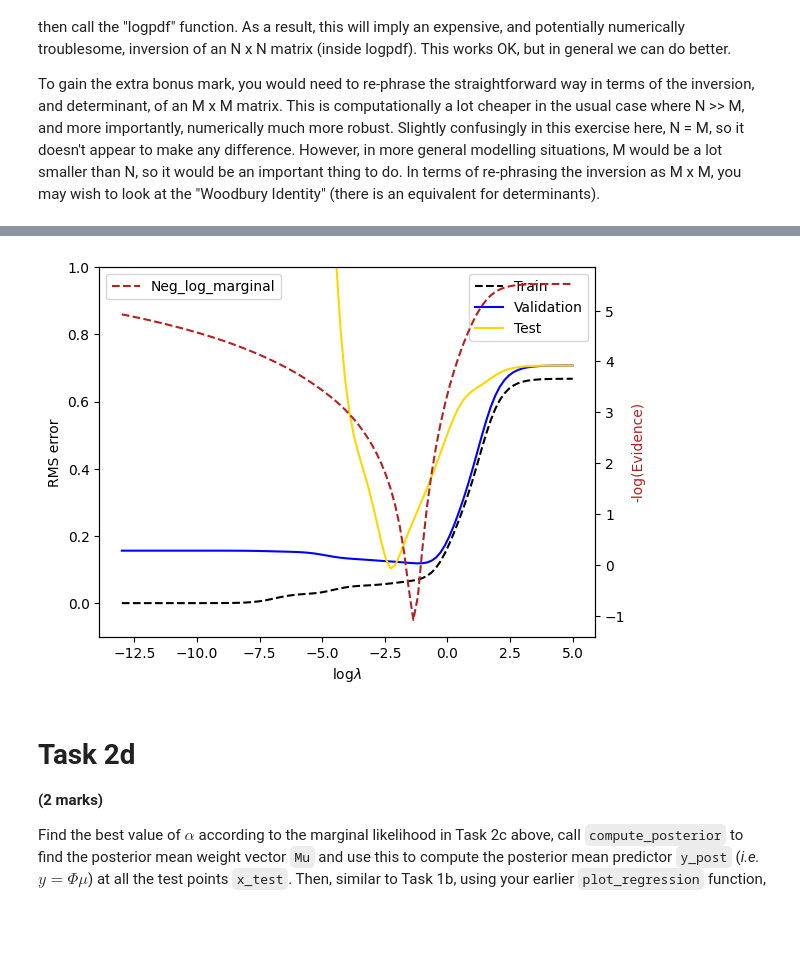
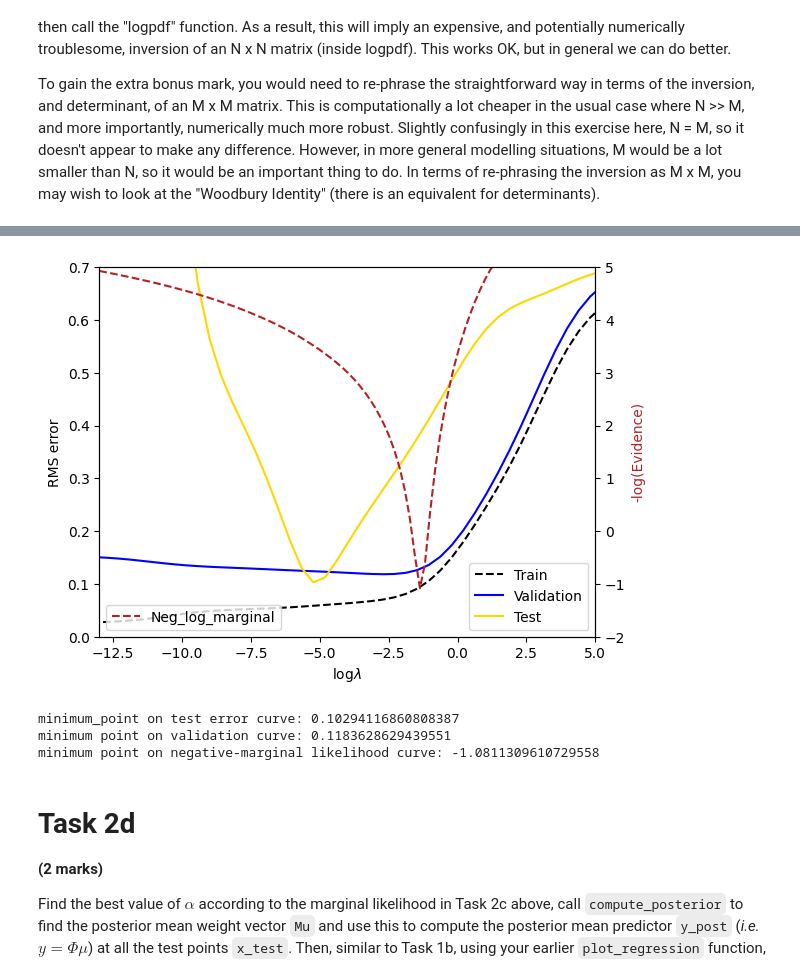
Before and after one commit to rwitobaansheikh/Bayesian_ML, a Jupyter notebook: Coursework/Coursework Zip File (Deadline 8pm, March 22th, 2024)-20240227/Coursework Part 1 2024/CW Part 1/BML_Coursework_Part1.ipynb, the cells around one changed output, grey strips where cells are left out. Saved outputs shown, nothing was run; the diff lists cells and outputs as text; code cells hidden in the pictures; blank space fills up the shorter version.

```diff
--- a/Coursework/Coursework Zip File (Deadline 8pm, March 22th, 2024)-20240227/Coursework Part 1 2024/CW Part 1/BML_Coursework_Part1.ipynb
+++ b/Coursework/Coursework Zip File (Deadline 8pm, March 22th, 2024)-20240227/Coursework Part 1 2024/CW Part 1/BML_Coursework_Part1.ipynb
@@ -409,36 +409,45 @@ array([-4.92743666, -4.9090701 , -4.89035989, -4.87129293, -4.85185534,
 # %%
 # PRINT THE TEST ERROR
 # PLEASE PLOT ALL THE CURVES IN THE SAME FIGURE
 
 # Print the test error corresponds to the minimum point on (1) the test error curve itself,
 # (2) the validation curve, and (3) the negative marginal-likelihood curve.
 #
 #### **** YOUR PLOTTING CODE HERE **** ####
 #
 
 #fig=plt.figure()
 #ax1=fig.add_subplot(err_train)
 #ax1.plot(np.log(lams),err_train,'-',label='train')
 
-plt.plot(v,err_train,'--',color='black',label='Train')
-plt.plot(v,err_val,color='blue',label='Validation')
-plt.plot(v,err_test,color='gold',label='Test')
+plt.plot(np.log(lams),err_train,'--',color='black',label='Train')
+plt.plot(np.log(lams),err_val,color='blue',label='Validation')
+plt.plot(np.log(lams),err_test,color='gold',label='Test')
 plt.xlabel('log$\lambda$')
 plt.ylabel('RMS error')
-plt.ylim(-0.1,1)
+plt.xlim(-13.0,5.0)
+plt.xticks([-12.5,-10.0,-7.5,-5.0,-2.5,0.0,2.5,5.0])
+plt.ylim([0,0.7])
 plt.legend()
 plt.gca().twinx()
 plt.plot(v,np.log(neglog_evidence),'--',color='firebrick',label='Neg_log_marginal')
 plt.ylabel('-log(Evidence)',color='firebrick')
-#plt.ylim(-2,6)
+plt.ylim(-2.0,5.0)
 plt.legend()
 # plt.scatter(x_train,y_train,color='red')
 # plt.plot(x_test,y_test,color='blue')
 #plt.xlim(-12.50,5.1)
 
 plt.show()
+
+print("minimum_point on test error curve: "+str(min(err_test)))
+print("minimum point on validation curve: "+str(min(err_val)))
+print("minimum point on negative-marginal likelihood curve: "+str(min(np.log(neglog_evidence))))
 # %% [output]
-[figure, old version]
+[figure, new version]
+minimum_point on test error curve: 0.10294116860808387
+minimum point on validation curve: 0.1183628629439551
+minimum point on negative-marginal likelihood curve: -1.0811309610729558
 # %% [markdown]
 # Task 2d
 **(2 marks)**
```
Also changed, not shown: parts of 1 cell of this notebook.
